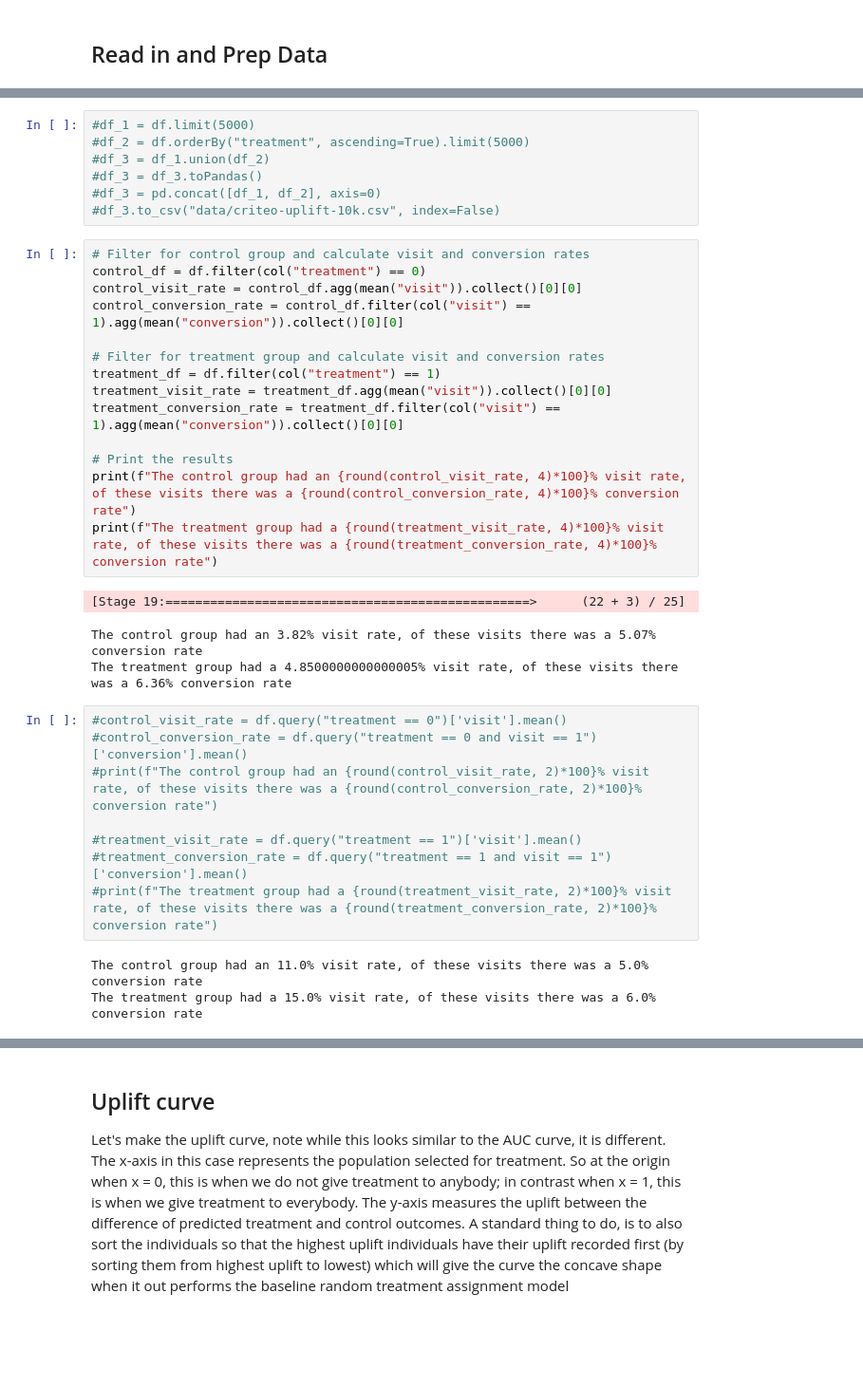
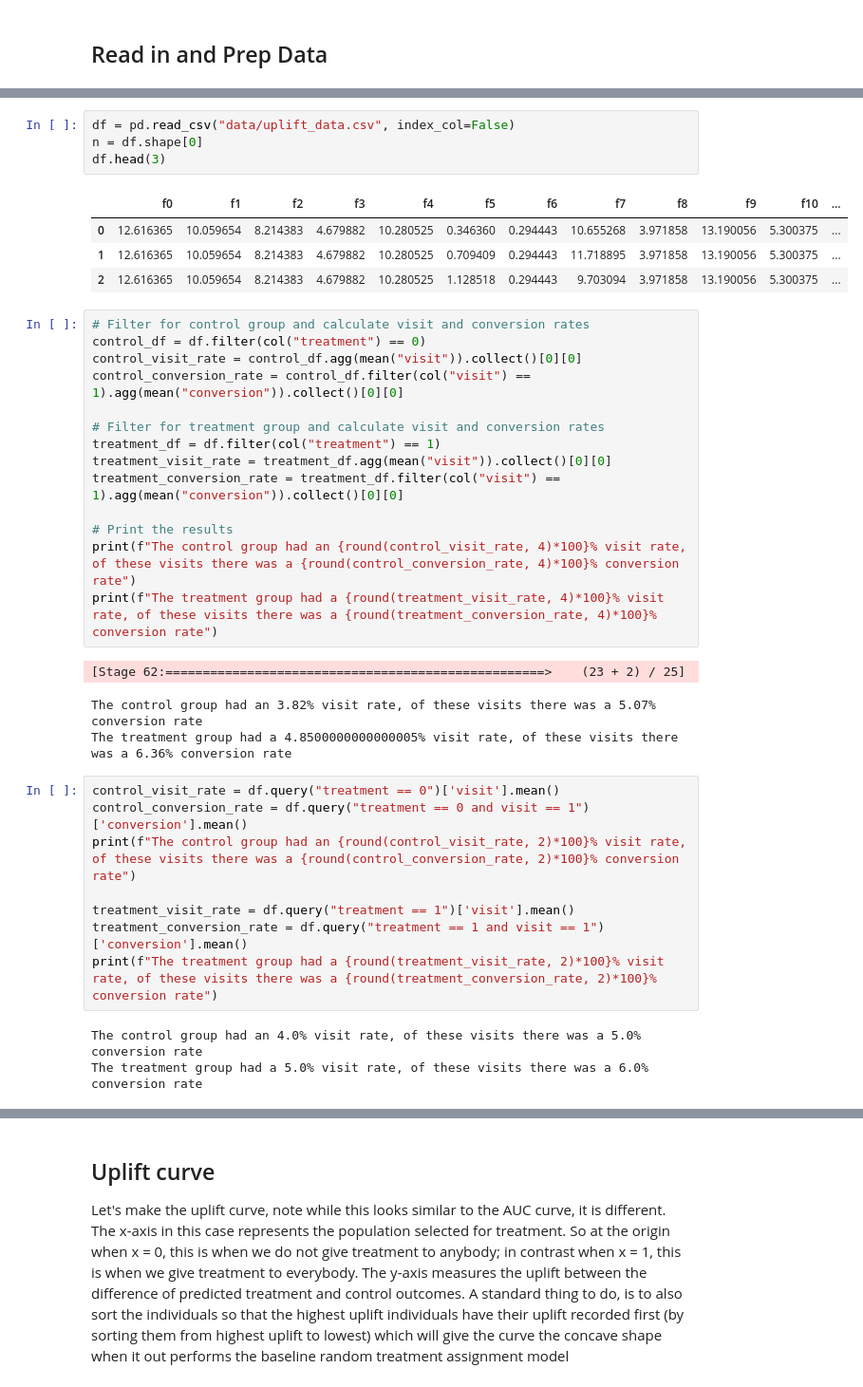
Before and after one commit to LingyiKong353/ML-Projects, a Jupyter notebook: Causal-Inference-In-Marketing/Causal Inference In Marketing.ipynb, the cells around one changed output, grey strips where cells are left out. Shown at 95% size. Cells and saved outputs as stored; diff of their text form; blank space fills up the shorter version.

```diff
--- a/Causal-Inference-In-Marketing/Causal Inference In Marketing.ipynb
+++ b/Causal-Inference-In-Marketing/Causal Inference In Marketing.ipynb
@@ -37,10 +19,12 @@ The same size is: 13979592
-# %%
-#df_1 = df.limit(5000)
-#df_2 = df.orderBy("treatment", ascending=True).limit(5000)
-#df_3 = df_1.union(df_2)
-#df_3 = df_3.toPandas()
-#df_3 = pd.concat([df_1, df_2], axis=0)
-#df_3.to_csv("data/criteo-uplift-10k.csv", index=False)
+# %%
+df = pd.read_csv("data/uplift_data.csv", index_col=False)
+n = df.shape[0]
+df.head(3)
+# %% [output]
+|  | f0 | f1 | f2 | f3 | f4 | f5 | f6 | f7 | f8 | f9 | f10 | ... |
+| 0 | 12.616365 | 10.059654 | 8.214383 | 4.679882 | 10.280525 | 0.346360 | 0.294443 | 10.655268 | 3.971858 | 13.190056 | 5.300375 | ... |
+| 1 | 12.616365 | 10.059654 | 8.214383 | 4.679882 | 10.280525 | 0.709409 | 0.294443 | 11.718895 | 3.971858 | 13.190056 | 5.300375 | ... |
+| 2 | 12.616365 | 10.059654 | 8.214383 | 4.679882 | 10.280525 | 1.128518 | 0.294443 | 9.703094 | 3.971858 | 13.190056 | 5.300375 | ... |
 # %%
 # Filter for control group and calculate visit and conversion rates
 control_df = df.filter(col("treatment") == 0)
@@ -56,17 +40,17 @@ treatment_conversion_rate = treatment_df.filter(col("visit") == 1).agg(mean("con
 print(f"The control group had an {round(control_visit_rate, 4)*100}% visit rate, of these visits there was a {round(control_conversion_rate, 4)*100}% conversion rate")
 print(f"The treatment group had a {round(treatment_visit_rate, 4)*100}% visit rate, of these visits there was a {round(treatment_conversion_rate, 4)*100}% conversion rate")
 # %% [output]
-[Stage 19:=================================================>      (22 + 3) / 25]
+[Stage 62:===================================================>    (23 + 2) / 25]
 The control group had an 3.82% visit rate, of these visits there was a 5.07% conversion rate
 The treatment group had a 4.8500000000000005% visit rate, of these visits there was a 6.36% conversion rate
 # %%
-#control_visit_rate = df.query("treatment == 0")['visit'].mean()
-#control_conversion_rate = df.query("treatment == 0 and visit == 1")['conversion'].mean()
-#print(f"The control group had an {round(control_visit_rate, 2)*100}% visit rate, of these visits there was a {round(control_conversion_rate, 2)*100}% conversion rate")
+control_visit_rate = df.query("treatment == 0")['visit'].mean()
+control_conversion_rate = df.query("treatment == 0 and visit == 1")['conversion'].mean()
+print(f"The control group had an {round(control_visit_rate, 2)*100}% visit rate, of these visits there was a {round(control_conversion_rate, 2)*100}% conversion rate")
 
-#treatment_visit_rate = df.query("treatment == 1")['visit'].mean()
-#treatment_conversion_rate = df.query("treatment == 1 and visit == 1")['conversion'].mean()
-#print(f"The treatment group had a {round(treatment_visit_rate, 2)*100}% visit rate, of these visits there was a {round(treatment_conversion_rate, 2)*100}% conversion rate")
+treatment_visit_rate = df.query("treatment == 1")['visit'].mean()
+treatment_conversion_rate = df.query("treatment == 1 and visit == 1")['conversion'].mean()
+print(f"The treatment group had a {round(treatment_visit_rate, 2)*100}% visit rate, of these visits there was a {round(treatment_conversion_rate, 2)*100}% conversion rate")
 # %% [output]
-The control group had an 11.0% visit rate, of these visits there was a 5.0% conversion rate
-The treatment group had a 15.0% visit rate, of these visits there was a 6.0% conversion rate
+The control group had an 4.0% visit rate, of these visits there was a 5.0% conversion rate
+The treatment group had a 5.0% visit rate, of these visits there was a 6.0% conversion rate
```
Also changed, not shown: parts of 78 cells of this notebook, 1 other file.
